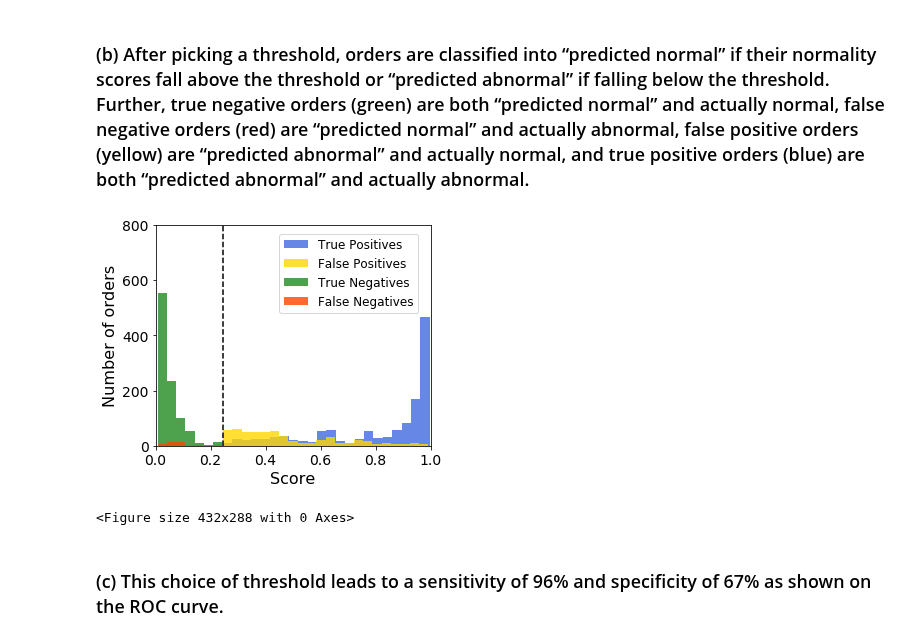
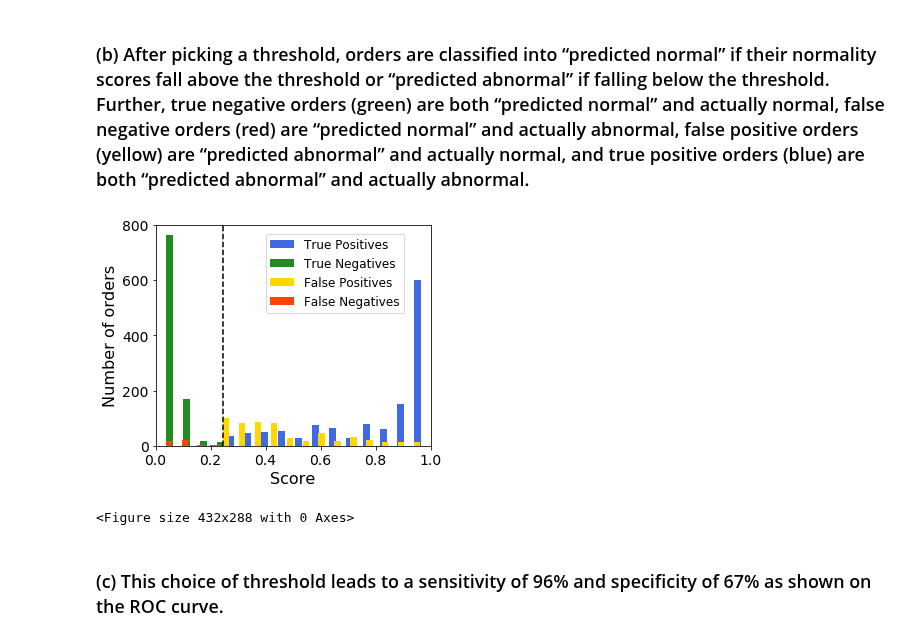
Before and after one commit to HealthRex/CDSS, a Jupyter notebook: scripts/LabTestAnalysis/lab_statistics/JAMANetworkOpen/Figure 1.ipynb, the cells around one changed output. Cells and saved outputs as stored; diff of their text form; code cells hidden in the pictures.

```diff
--- a/scripts/LabTestAnalysis/lab_statistics/JAMANetworkOpen/Figure 1.ipynb
+++ b/scripts/LabTestAnalysis/lab_statistics/JAMANetworkOpen/Figure 1.ipynb
@@ -120,41 +192,51 @@ scores_actual_truePosi = df[(df['actual'] == 1) & (df['predict'] >= score_thres)
 if not inverse01:
     plt.hist(scores_actual_trueNega, bins=22, alpha=0.8, color='royalblue', label="true negatives")
     plt.hist(scores_actual_falsNega, bins=22, alpha=0.8, color='gold', label="false negatives")
     plt.hist(scores_actual_truePosi, bins=7, alpha=0.8, color='forestgreen', label="true positives")
     plt.hist(scores_actual_falsPosi, bins=7, alpha=0.8, color='orangered', label="false positives")
 
     plt.plot([score_thres] * dash_num, np.linspace(0, 800, num=dash_num), 'k--')
 else:
-    plt.hist(1-scores_actual_trueNega, bins=22, alpha=0.8, color='royalblue', label="True Positives")
-    plt.hist(1-scores_actual_falsNega, bins=22, alpha=0.8, color='gold', label="False Positives")
-    plt.hist(1-scores_actual_truePosi, bins=7, alpha=0.8, color='forestgreen', label="True Negatives")
-    plt.hist(1-scores_actual_falsPosi, bins=7, alpha=0.8, color='orangered', label="False Negatives")
+#     plt.hist(1-scores_actual_trueNega, bins=22, alpha=0.8, color='royalblue', label="True Positives")
+#     plt.hist(1-scores_actual_falsNega, bins=22, alpha=0.8, color='gold', label="False Positives")
+#     plt.hist(1-scores_actual_truePosi, bins=7, alpha=0.8, color='forestgreen', label="True Negatives")
+#     plt.hist(1-scores_actual_falsPosi, bins=7, alpha=0.8, color='orangered', label="False Negatives")
+
+#     make_hist(1-scores_actual_trueNega, plot_type, bins=22, color='royalblue', label='True Positives')
+#     make_hist(1-scores_actual_falsNega, plot_type, bins=22, color='gold', label='False Positives')
+#     make_hist(1-scores_actual_truePosi, plot_type, bins=7, color='forestgreen', label='True Negatives')
+#     make_hist(1-scores_actual_falsPosi, plot_type, bins=7, color='orangered', label='False Negatives')
+
+    plt.hist([1-scores_actual_trueNega, 1-scores_actual_truePosi], bins=16, color=['royalblue', 'forestgreen'], label=['True Positives', 'True Negatives'])
+    plt.hist([1-scores_actual_falsNega, 1-scores_actual_falsPosi], bins=17, color=['gold', 'orangered'], label=['False Positives', 'False Negatives'])
+#     plt.hist([1-scores_actual_trueNega, 1-scores_actual_falsPosi, 1-scores_actual_falsNega, 1-scores_actual_truePosi],
+#             bins=10, color=['royalblue', 'orangered', 'gold', 'forestgreen'], label=['True Positives', 'False Negatives','True Negatives', 'False Positives'])
 
     plt.plot([1-score_thres] * dash_num, np.linspace(0, 800, num=dash_num), 'k--')
 
 
-
-plt.legend(loc=(0.45,0.6), fontsize=12)
+plt.legend(loc=(0.4,0.6), fontsize=12)
 
 
 
 plt.xlim([0, 1])
 plt.ylim([0, 800])
 # plt.xticks([])
 # plt.yticks([])
 # plt.xlabel(lab_descriptions[lab])
 # plt.xlabel('random forest', fontsize=16)
 plt.xlabel('Score', fontsize=16)
 plt.ylabel('Number of orders', fontsize=16)
 
 ax.tick_params(axis='both', labelsize=14)
 plt.tight_layout()
-plt.show()
+
 
 plt.savefig(os.path.join(figure1_folderpath, 'cartoon_%s_thres%s.png' % (lab, inverse_maker)))
+plt.show()
 plt.clf()
 # %% [output]
-[figure, old version]
+[figure, new version]
 <Figure size 432x288 with 0 Axes>
 # %% [markdown]
 ### (c) This choice of threshold leads to a sensitivity of 96% and specificity of 67% as shown on the ROC curve.
```
Also changed, not shown: parts of 5 cells of this notebook, 1 other file.
